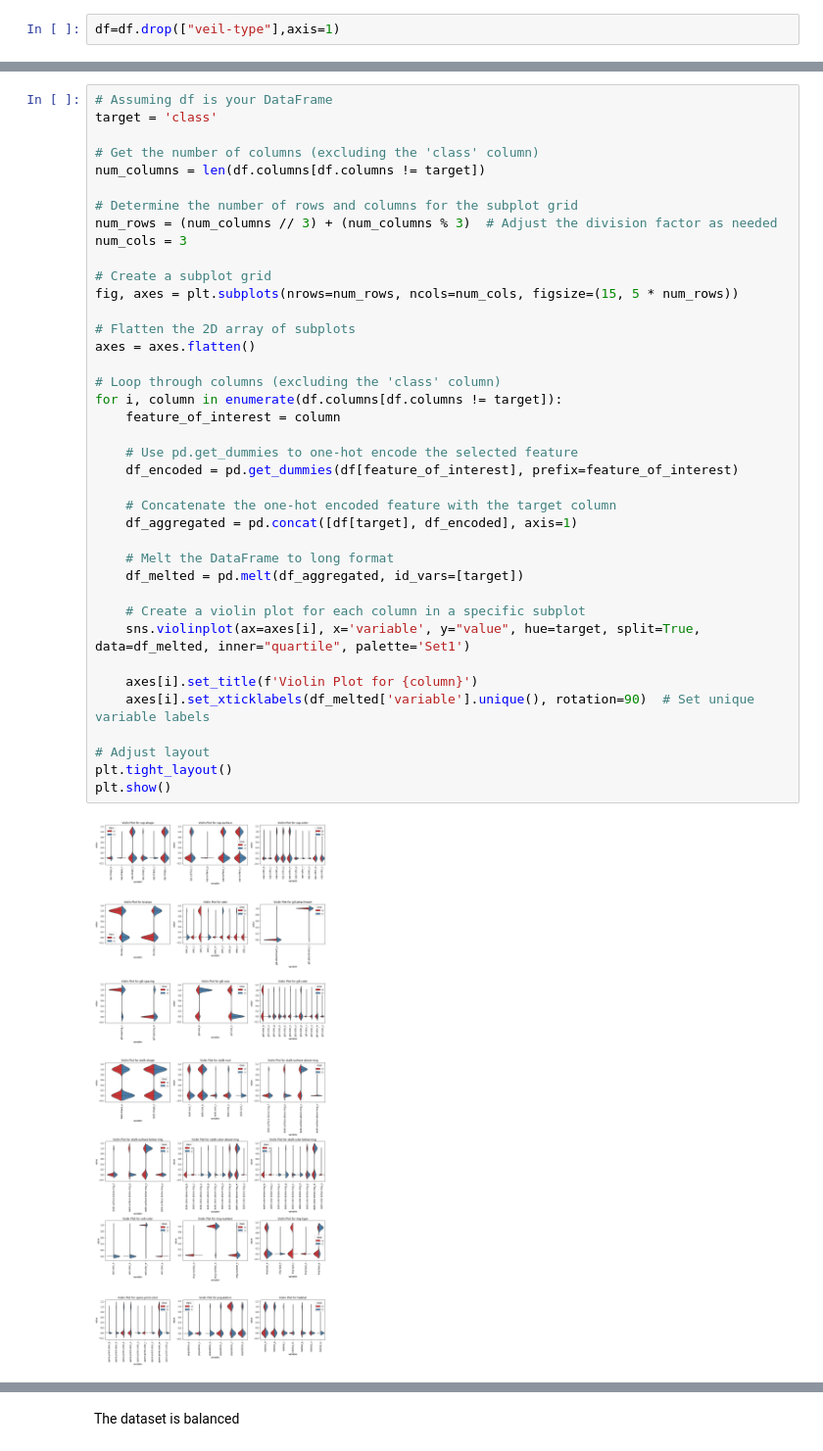
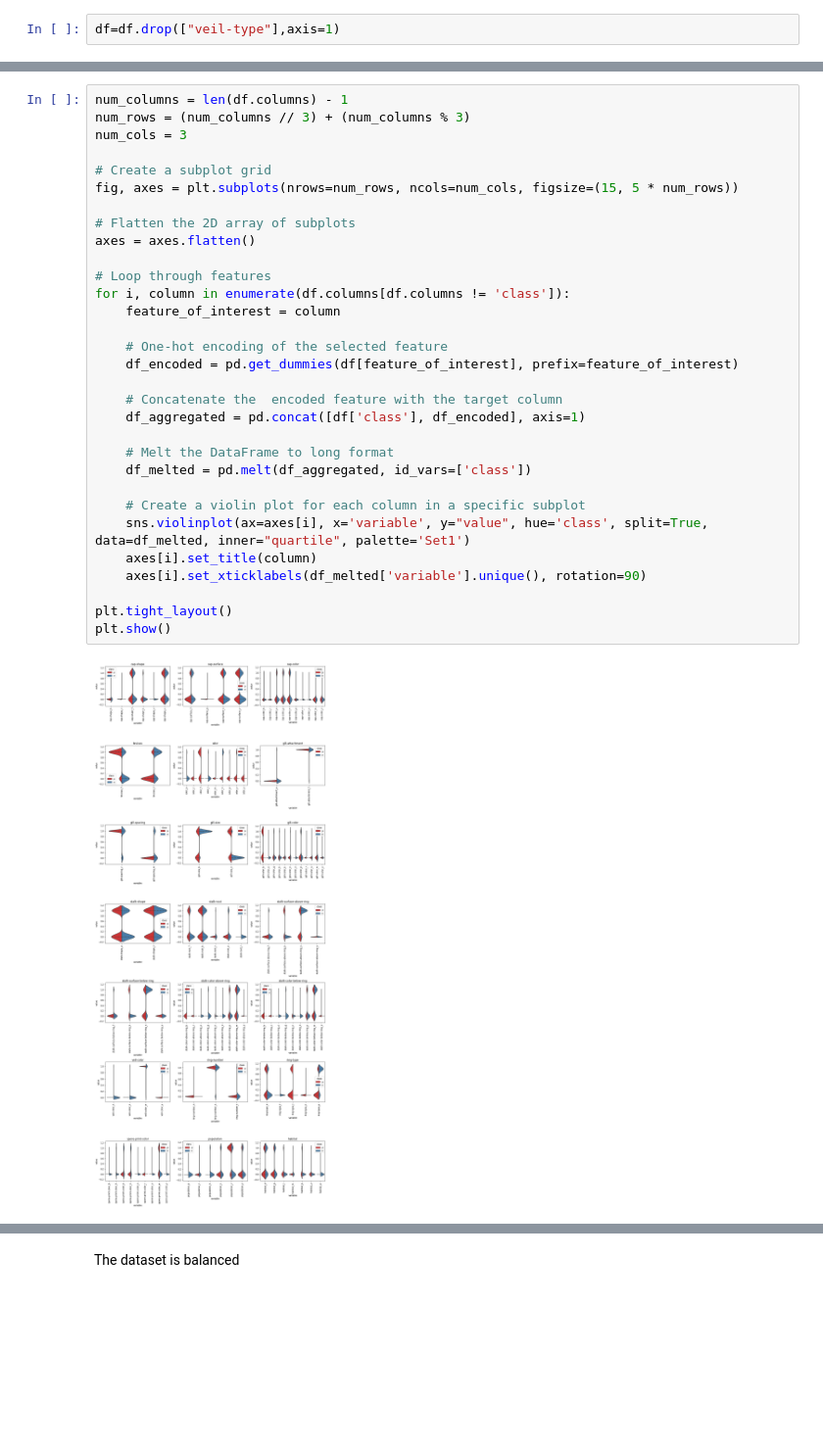
Before and after one commit to standal0n3max/mushrooms, a Jupyter notebook: analysis-and-classification-of-mushrooms.ipynb, the cells around one changed output, grey strips where cells are left out. Shown at 98% size. Saved outputs shown, nothing was run; the diff lists cells and outputs as text; blank space fills up the shorter version.

```diff
--- a/analysis-and-classification-of-mushrooms.ipynb
+++ b/analysis-and-classification-of-mushrooms.ipynb
@@ -151,41 +135,33 @@ The violin plot below represents the distribution of the classification characte
 # %%
-# Assuming df is your DataFrame
-target = 'class'
-
-# Get the number of columns (excluding the 'class' column)
-num_columns = len(df.columns[df.columns != target])
-
-# Determine the number of rows and columns for the subplot grid
-num_rows = (num_columns // 3) + (num_columns % 3)  # Adjust the division factor as needed
+num_columns = len(df.columns) - 1
+num_rows = (num_columns // 3) + (num_columns % 3)
 num_cols = 3
 
 # Create a subplot grid
 fig, axes = plt.subplots(nrows=num_rows, ncols=num_cols, figsize=(15, 5 * num_rows))
 
 # Flatten the 2D array of subplots
 axes = axes.flatten()
 
-# Loop through columns (excluding the 'class' column)
-for i, column in enumerate(df.columns[df.columns != target]):
+# Loop through features
+for i, column in enumerate(df.columns[df.columns != 'class']):
     feature_of_interest = column
 
-    # Use pd.get_dummies to one-hot encode the selected feature
+    # One-hot encoding of the selected feature
     df_encoded = pd.get_dummies(df[feature_of_interest], prefix=feature_of_interest)
 
-    # Concatenate the one-hot encoded feature with the target column
-    df_aggregated = pd.concat([df[target], df_encoded], axis=1)
+    # Concatenate the  encoded feature with the target column
+    df_aggregated = pd.concat([df['class'], df_encoded], axis=1)
 
     # Melt the DataFrame to long format
-    df_melted = pd.melt(df_aggregated, id_vars=[target])
+    df_melted = pd.melt(df_aggregated, id_vars=['class'])
 
     # Create a violin plot for each column in a specific subplot
-    sns.violinplot(ax=axes[i], x='variable', y="value", hue=target, split=True, data=df_melted, inner="quartile", palette='Set1')
+    sns.violinplot(ax=axes[i], x='variable', y="value", hue='class', split=True, data=df_melted, inner="quartile", palette='Set1')
+    axes[i].set_title(column)
+    axes[i].set_xticklabels(df_melted['variable'].unique(), rotation=90)
 
-    axes[i].set_title(f'Violin Plot for {column}')
-    axes[i].set_xticklabels(df_melted['variable'].unique(), rotation=90)  # Set unique variable labels
-
-# Adjust layout
 plt.tight_layout()
 plt.show()
 # %% [output]
-[figure, old version]
+[figure, new version]
```
Also changed, not shown: parts of 60 cells of this notebook.
